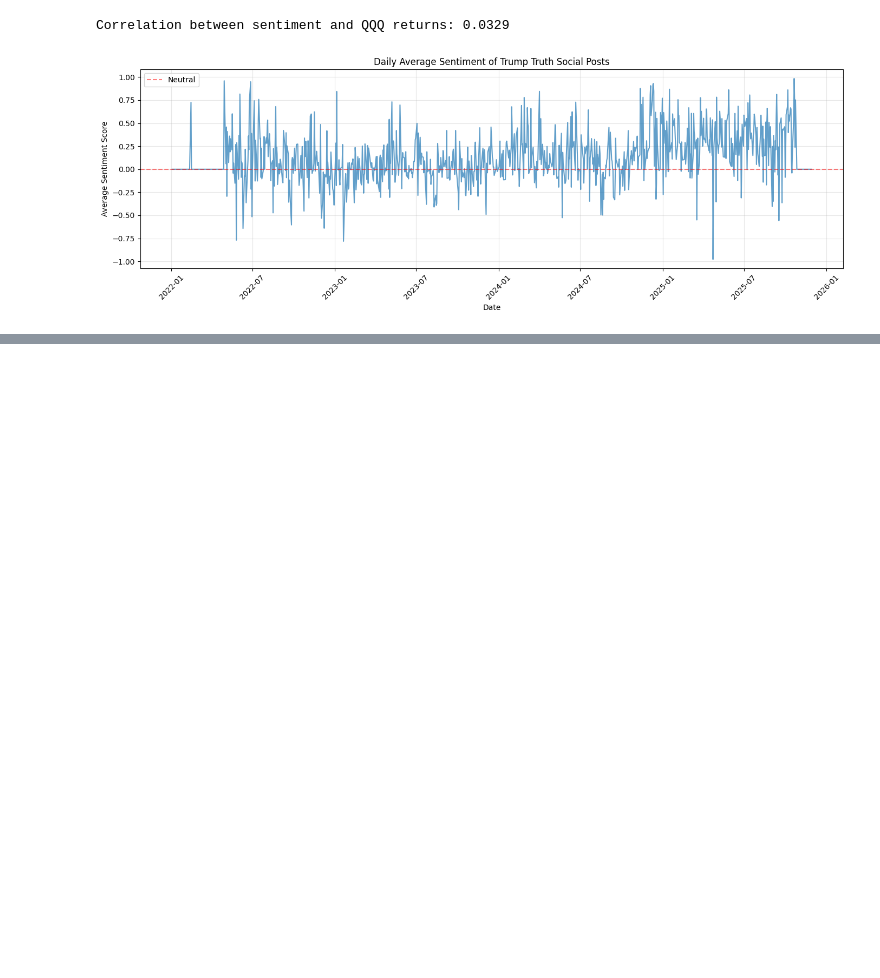
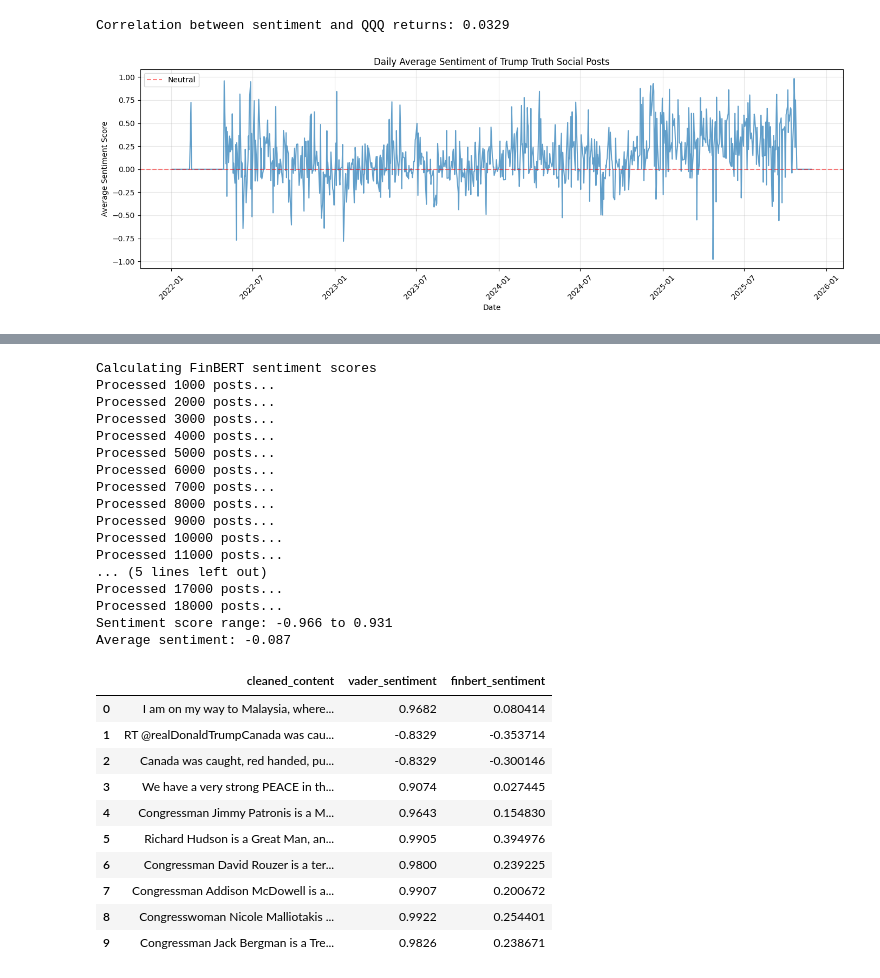
Before and after one commit to WSun0/CS4120FinalProject, a Jupyter notebook: sentiment_analysis.ipynb, the cells around one changed output, grey strips where cells are left out. Saved outputs shown, nothing was run; the diff lists cells and outputs as text; code cells hidden in the pictures; blank space fills up the shorter version.

```diff
--- a/sentiment_analysis.ipynb
+++ b/sentiment_analysis.ipynb
@@ -149,0 +176,70 @@ plt.show()
+# %%
+# Function to get FinBERT sentiment for one text
+def get_finbert_sentiment(text):
+    # Skip empty texts
+    if pd.isna(text) or text == "":
+        return 0.0
+
+    inputs = tokenizer(text, return_tensors="pt", truncation=True, max_length=512)
+
+    # Get prediction
+    with torch.no_grad():
+        outputs = model(**inputs)
+        predictions = torch.nn.functional.softmax(outputs.logits, dim=-1)
+
+    # FinBERT gives three probabilities: positive, negative, neutral
+    positive_prob = predictions[0][0].item()
+    negative_prob = predictions[0][1].item()
+
+    # Return score: positive - negative
+    score = positive_prob - negative_prob
+    return score
+
+# Apply FinBERT to all posts
+print("Calculating FinBERT sentiment scores")
+finbert_scores = []
+total_posts = len(df_truth)
+
+for i in range(total_posts):
+    text = df_truth['cleaned_content'].iloc[i]
+    score = get_finbert_sentiment(text)
+    finbert_scores.append(score)
+
+    # every 1000 posts
+    if (i + 1) % 1000 == 0:
+        print(f"Processed {i + 1} posts...")
+
+df_truth['finbert_sentiment'] = finbert_scores
+
+print(f"Sentiment score range: {df_truth['finbert_sentiment'].min():.3f} to {df_truth['finbert_sentiment'].max():.3f}")
+print(f"Average sentiment: {df_truth['finbert_sentiment'].mean():.3f}")
+df_truth[['cleaned_content', 'vader_sentiment', 'finbert_sentiment']].head(10)
+# %% [output]
+Calculating FinBERT sentiment scores
+Processed 1000 posts...
+Processed 2000 posts...
+Processed 3000 posts...
+Processed 4000 posts...
+Processed 5000 posts...
+Processed 6000 posts...
+Processed 7000 posts...
+Processed 8000 posts...
+Processed 9000 posts...
+Processed 10000 posts...
+Processed 11000 posts...
+... (5 lines left out)
+Processed 17000 posts...
+Processed 18000 posts...
+Sentiment score range: -0.966 to 0.931
+Average sentiment: -0.087
+|  | cleaned_content | vader_sentiment | finbert_sentiment |
+| 0 | I am on my way to Malaysia, where... | 0.9682 | 0.080414 |
+| 1 | RT @realDonaldTrumpCanada was cau... | -0.8329 | -0.353714 |
+| 2 | Canada was caught, red handed, pu... | -0.8329 | -0.300146 |
+| 3 | We have a very strong PEACE in th... | 0.9074 | 0.027445 |
+| 4 | Congressman Jimmy Patronis is a M... | 0.9643 | 0.154830 |
+| 5 | Richard Hudson is a Great Man, an... | 0.9905 | 0.394976 |
+| 6 | Congressman David Rouzer is a ter... | 0.9800 | 0.239225 |
+| 7 | Congressman Addison McDowell is a... | 0.9907 | 0.200672 |
+| 8 | Congresswoman Nicole Malliotakis ... | 0.9922 | 0.254401 |
+| 9 | Congressman Jack Bergman is a Tre... | 0.9826 | 0.238671 |
```
Also changed, not shown: parts of 5 cells of this notebook, 1 other file.
